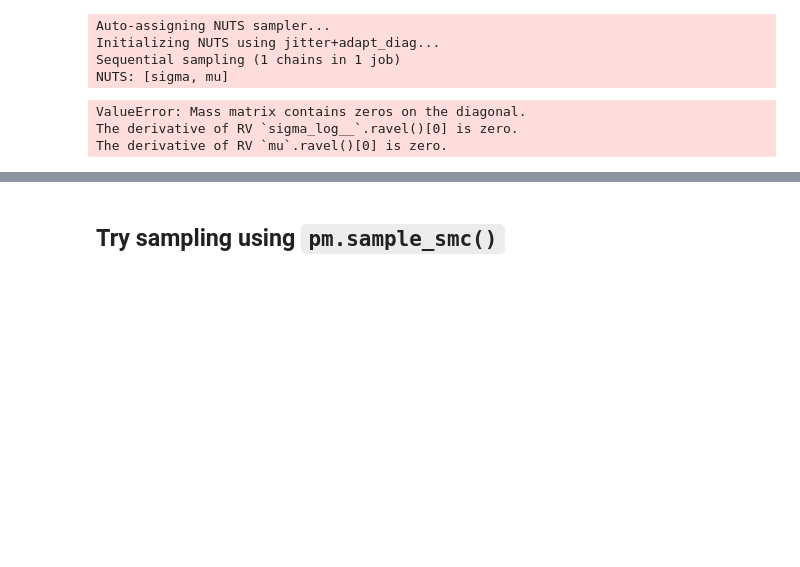
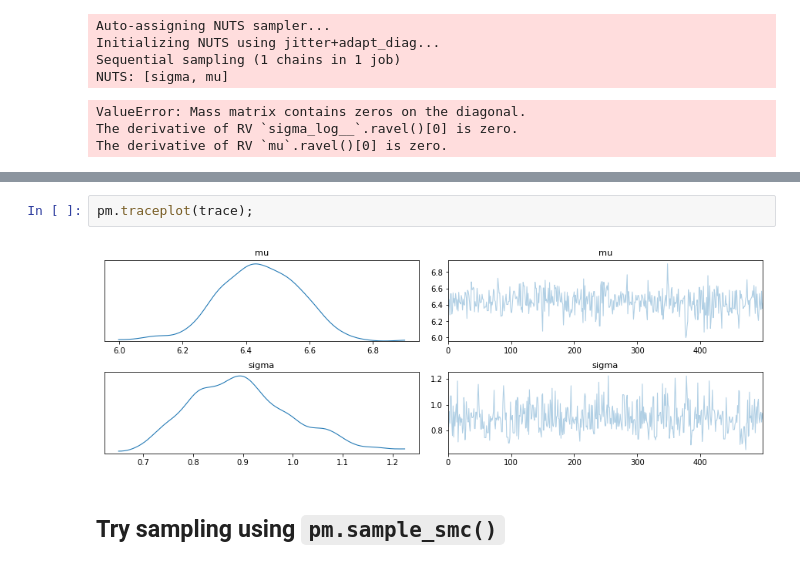
Before and after one commit to djmannion/ordered_probit_nb, a Jupyter notebook: ordered_probit_demo.ipynb, the cells around one changed output, grey strips where cells are left out. Saved outputs shown, nothing was run; the diff lists cells and outputs as text; blank space fills up the shorter version.

```diff
--- a/ordered_probit_demo.ipynb
+++ b/ordered_probit_demo.ipynb
@@ -109,3 +136,7 @@ The derivative of RV `mu`.ravel()[0] is zero.
+# %%
+pm.traceplot(trace);
+# %% [output]
+[figure, added]
 # %% [markdown]
 ## Try sampling using `pm.sample_smc()`
 # %%
```
Also changed, not shown: parts of 7 cells of this notebook.
